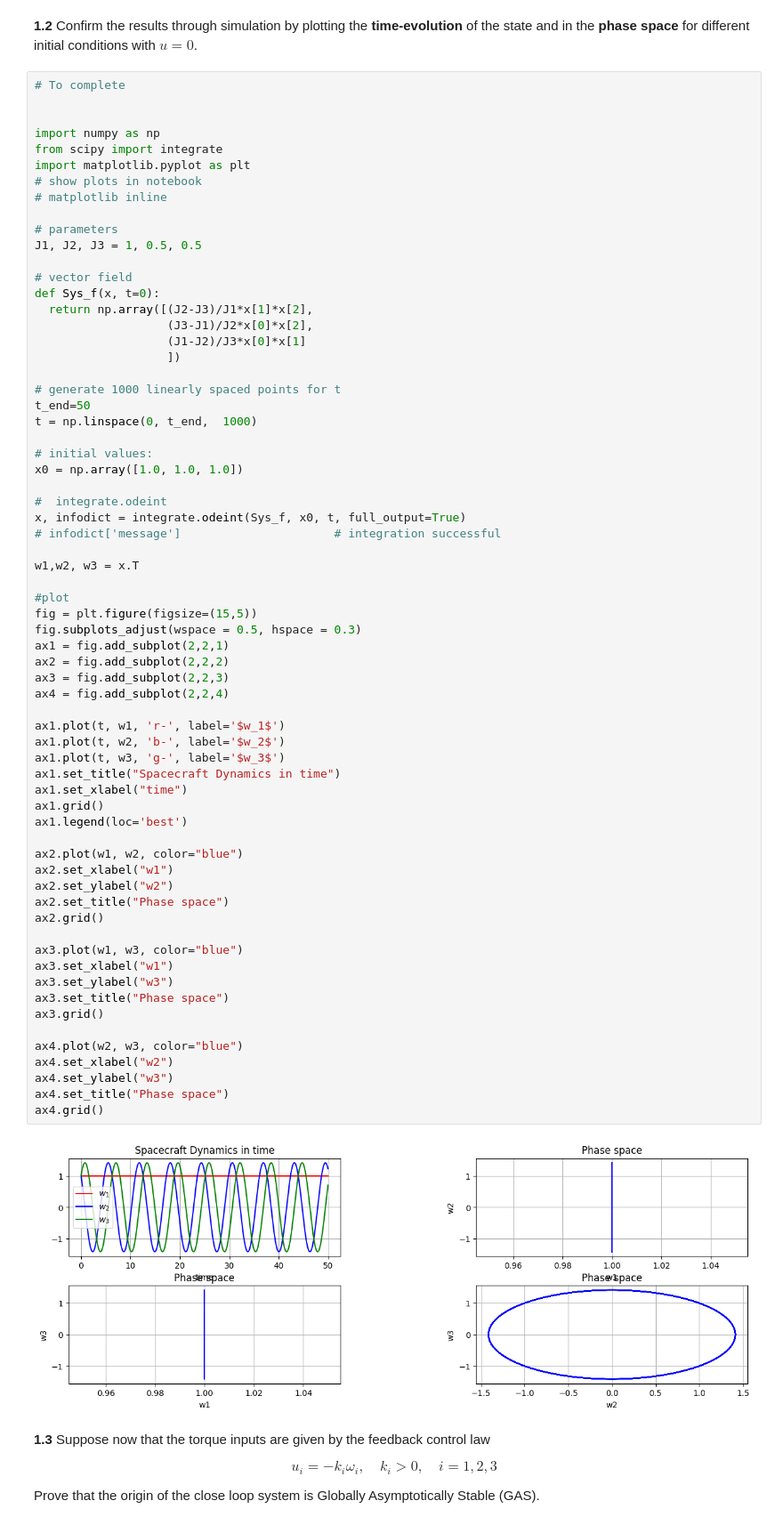
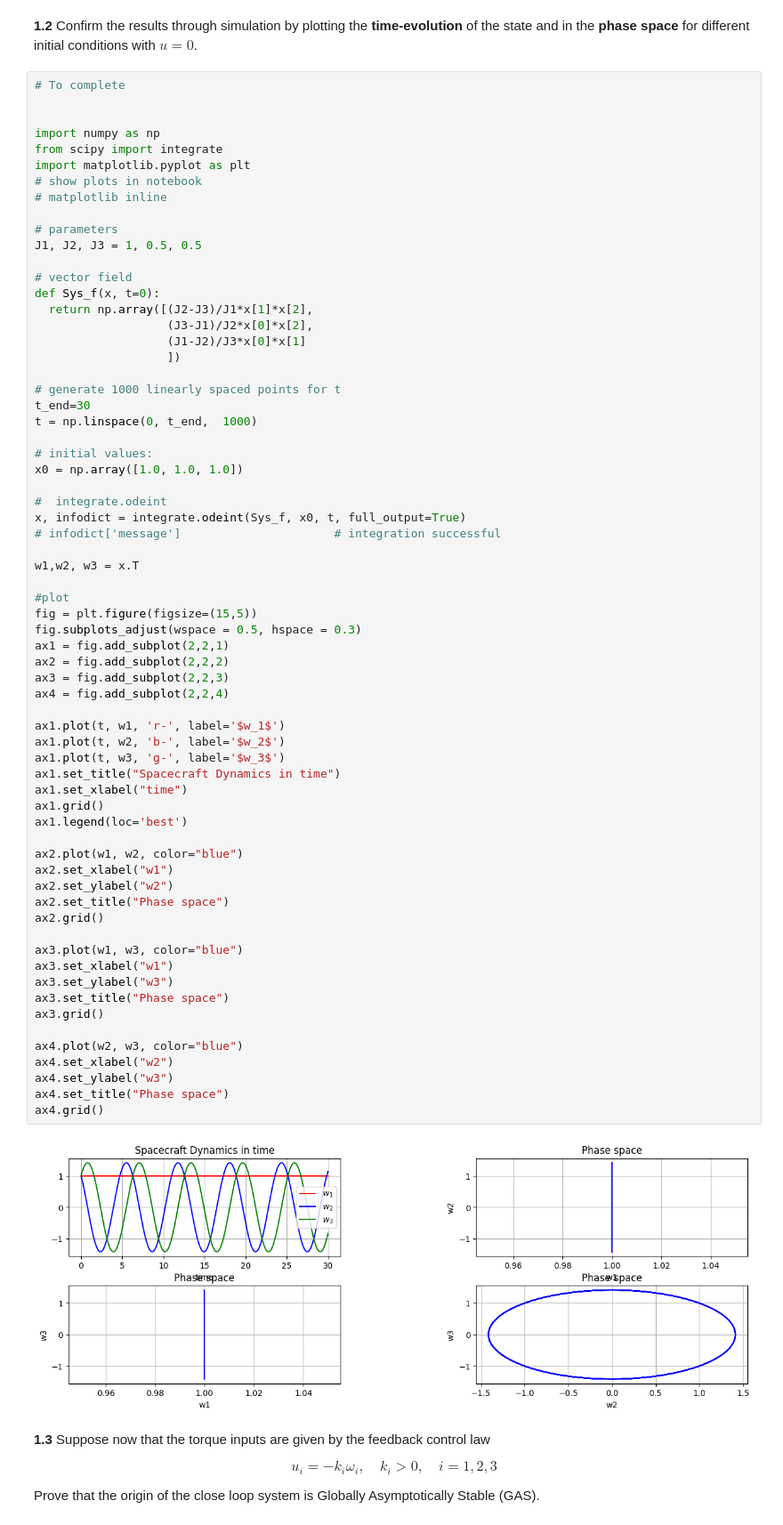
Before and after one commit to brumocas/CO, a Jupyter notebook: lab04/CO_notebook04.ipynb, the cells around one changed output. Shown: that part at 89% size. Cells and saved outputs as stored; diff of their text form.

```diff
--- a/lab04/CO_notebook04.ipynb
+++ b/lab04/CO_notebook04.ipynb
@@ -98,7 +103,7 @@ def Sys_f(x, t=0):
                    ])
 
 # generate 1000 linearly spaced points for t
-t_end=50
+t_end=30
 t = np.linspace(0, t_end,  1000)
 
 # initial values:
@@ -117,34 +122,34 @@ ax1 = fig.add_subplot(2,2,1)
 ax2 = fig.add_subplot(2,2,2)
 ax3 = fig.add_subplot(2,2,3)
 ax4 = fig.add_subplot(2,2,4)
 
 ax1.plot(t, w1, 'r-', label='$w_1$')
 ax1.plot(t, w2, 'b-', label='$w_2$')
 ax1.plot(t, w3, 'g-', label='$w_3$')
 ax1.set_title("Spacecraft Dynamics in time")
 ax1.set_xlabel("time")
 ax1.grid()
 ax1.legend(loc='best')
 
 ax2.plot(w1, w2, color="blue")
 ax2.set_xlabel("w1")
 ax2.set_ylabel("w2")
 ax2.set_title("Phase space")
 ax2.grid()
 
 ax3.plot(w1, w3, color="blue")
 ax3.set_xlabel("w1")
 ax3.set_ylabel("w3")
 ax3.set_title("Phase space")
 ax3.grid()
 
 ax4.plot(w2, w3, color="blue")
 ax4.set_xlabel("w2")
 ax4.set_ylabel("w3")
 ax4.set_title("Phase space")
 ax4.grid()
 # %% [output]
-[figure, old version]
+[figure, new version]
 # %% [markdown]
 **1.3**
 Suppose now that the torque inputs are given by the feedback control law
```
Also changed, not shown: parts of 3 cells of this notebook.
